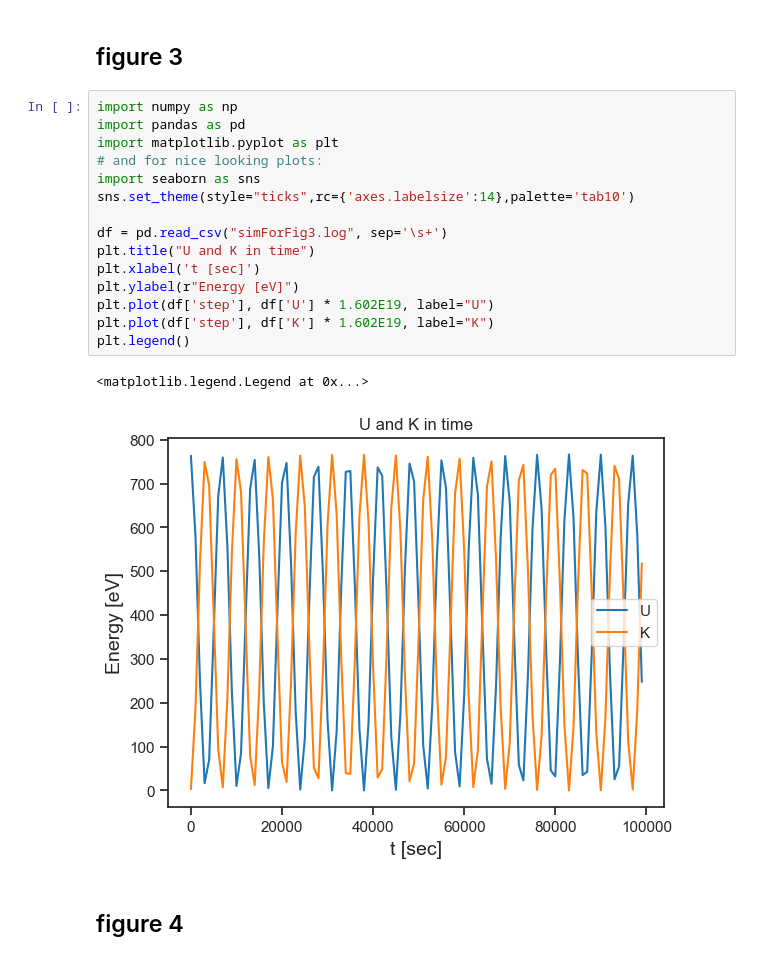
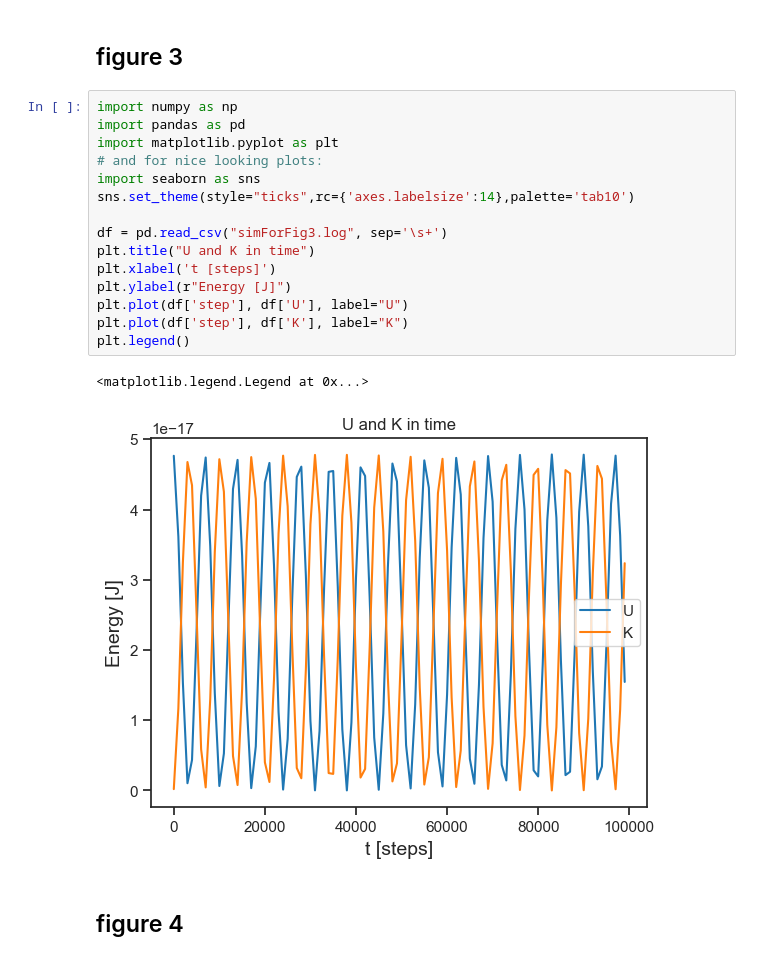
Before and after one commit to SagiMeir/Simulations4Beginners, a Jupyter notebook: getting_started.ipynb, the cells around one changed output. Cells and saved outputs as stored; diff of their text form.

Commit message:
fix graphs

```diff
--- a/getting_started.ipynb
+++ b/getting_started.ipynb
@@ -148,21 +148,21 @@ plt.plot(time, posX)
 # %%
 import numpy as np
 import pandas as pd
 import matplotlib.pyplot as plt
 # and for nice looking plots:
 import seaborn as sns
 sns.set_theme(style="ticks",rc={'axes.labelsize':14},palette='tab10')
 
 df = pd.read_csv("simForFig3.log", sep='\s+')
 plt.title("U and K in time")
-plt.xlabel('t [sec]')
-plt.ylabel(r"Energy [eV]")
-plt.plot(df['step'], df['U'] * 1.602E19, label="U")
-plt.plot(df['step'], df['K'] * 1.602E19, label="K")
+plt.xlabel('t [steps]')
+plt.ylabel(r"Energy [J]")
+plt.plot(df['step'], df['U'], label="U")
+plt.plot(df['step'], df['K'], label="K")
 plt.legend()
 # %% [output]
 <matplotlib.legend.Legend at 0x...>
-[figure, old version]
+[figure, new version]
 # %% [markdown]
 ## figure 4
 # %%
```
Also changed, not shown: parts of 6 cells of this notebook, 1 other file.
